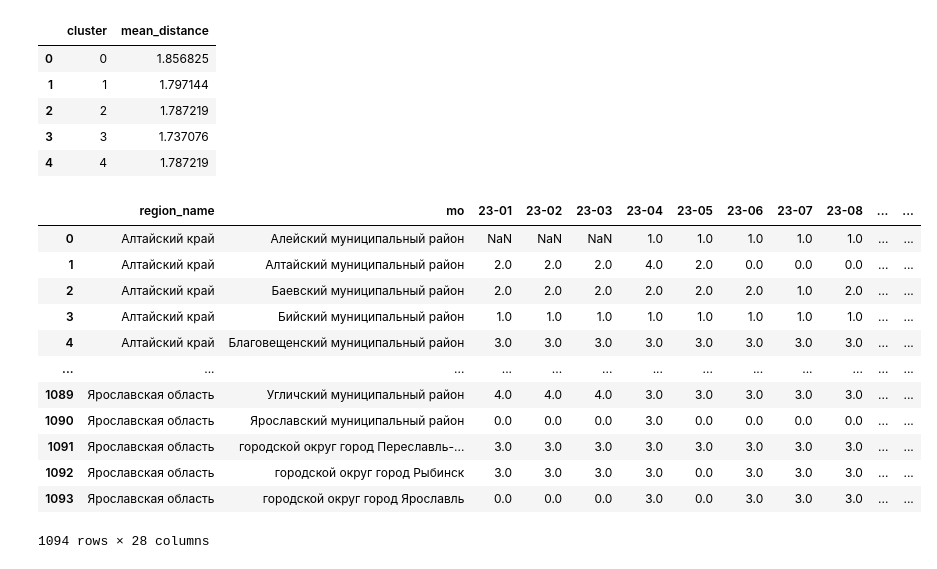
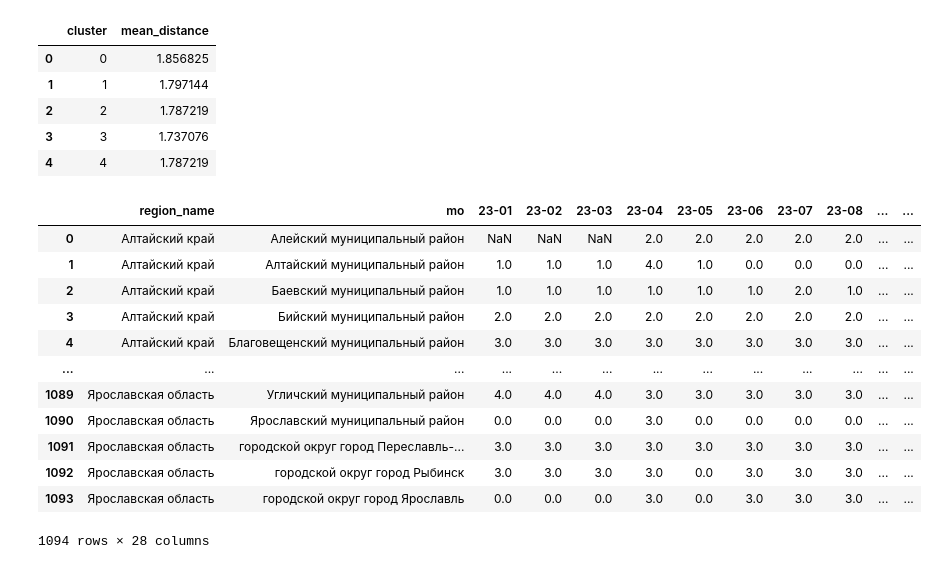
Before and after one commit to Frignum/MOCluster, a Jupyter notebook: clustering.ipynb, the cells around one changed output. Saved outputs shown, nothing was run; the diff lists cells and outputs as text; code cells hidden in the pictures.

```diff
--- a/clustering.ipynb
+++ b/clustering.ipynb
@@ -567,39 +567,39 @@ wide_clusters = all_months_df.pivot_table(
 
 wide_clusters.columns.name = None
 
 year_2023 = (
     df_2023[['region_name', 'mo', 'cluster_canon']]
     .rename(columns={'cluster_canon': 'cluster_2023'})
 )
 year_2024 = (
     df_2024[['region_name', 'mo', 'cluster_canon']]
     .rename(columns={'cluster_canon': 'cluster_2024'})
 )
 
 wide_clusters = wide_clusters.merge(
     year_2023, on=['region_name', 'mo'], how='left'
 ).merge(
     year_2024, on=['region_name', 'mo'], how='left'
 )
 
 
 map_num = {
     0: 4,
-    4: 1,
-    1: 2,
+    4: 2,
+    1: 1,
     2: 3,
     3: 0
 }
 
 cluster_cols = [c for c in wide_clusters.columns if c not in ('region_name', 'mo')]
 wide_clusters[cluster_cols] = wide_clusters[cluster_cols].apply(lambda s: s.map(map_num))
 wide_clusters
 # %% [output]
 |  | region_name | mo | 23-01 | 23-02 | 23-03 | 23-04 | 23-05 | 23-06 | 23-07 | 23-08 | ... | ... |
-| 0 | Алтайский край | Алейский муниципальный район | NaN | NaN | NaN | 1.0 | 1.0 | 1.0 | 1.0 | 1.0 | ... | ... |
-| 1 | Алтайский край | Алтайский муниципальный район | 2.0 | 2.0 | 2.0 | 4.0 | 2.0 | 0.0 | 0.0 | 0.0 | ... | ... |
-| 2 | Алтайский край | Баевский муниципальный район | 2.0 | 2.0 | 2.0 | 2.0 | 2.0 | 2.0 | 1.0 | 2.0 | ... | ... |
-| 3 | Алтайский край | Бийский муниципальный район | 1.0 | 1.0 | 1.0 | 1.0 | 1.0 | 1.0 | 1.0 | 1.0 | ... | ... |
+| 0 | Алтайский край | Алейский муниципальный район | NaN | NaN | NaN | 2.0 | 2.0 | 2.0 | 2.0 | 2.0 | ... | ... |
+| 1 | Алтайский край | Алтайский муниципальный район | 1.0 | 1.0 | 1.0 | 4.0 | 1.0 | 0.0 | 0.0 | 0.0 | ... | ... |
+| 2 | Алтайский край | Баевский муниципальный район | 1.0 | 1.0 | 1.0 | 1.0 | 1.0 | 1.0 | 2.0 | 1.0 | ... | ... |
+| 3 | Алтайский край | Бийский муниципальный район | 2.0 | 2.0 | 2.0 | 2.0 | 2.0 | 2.0 | 2.0 | 2.0 | ... | ... |
 | 4 | Алтайский край | Благовещенский муниципальный район | 3.0 | 3.0 | 3.0 | 3.0 | 3.0 | 3.0 | 3.0 | 3.0 | ... | ... |
 | ... | ... | ... | ... | ... | ... | ... | ... | ... | ... | ... | ... | ... |
 | 1089 | Ярославская область | Угличский муниципальный район | 4.0 | 4.0 | 4.0 | 3.0 | 3.0 | 3.0 | 3.0 | 3.0 | ... | ... |
```
